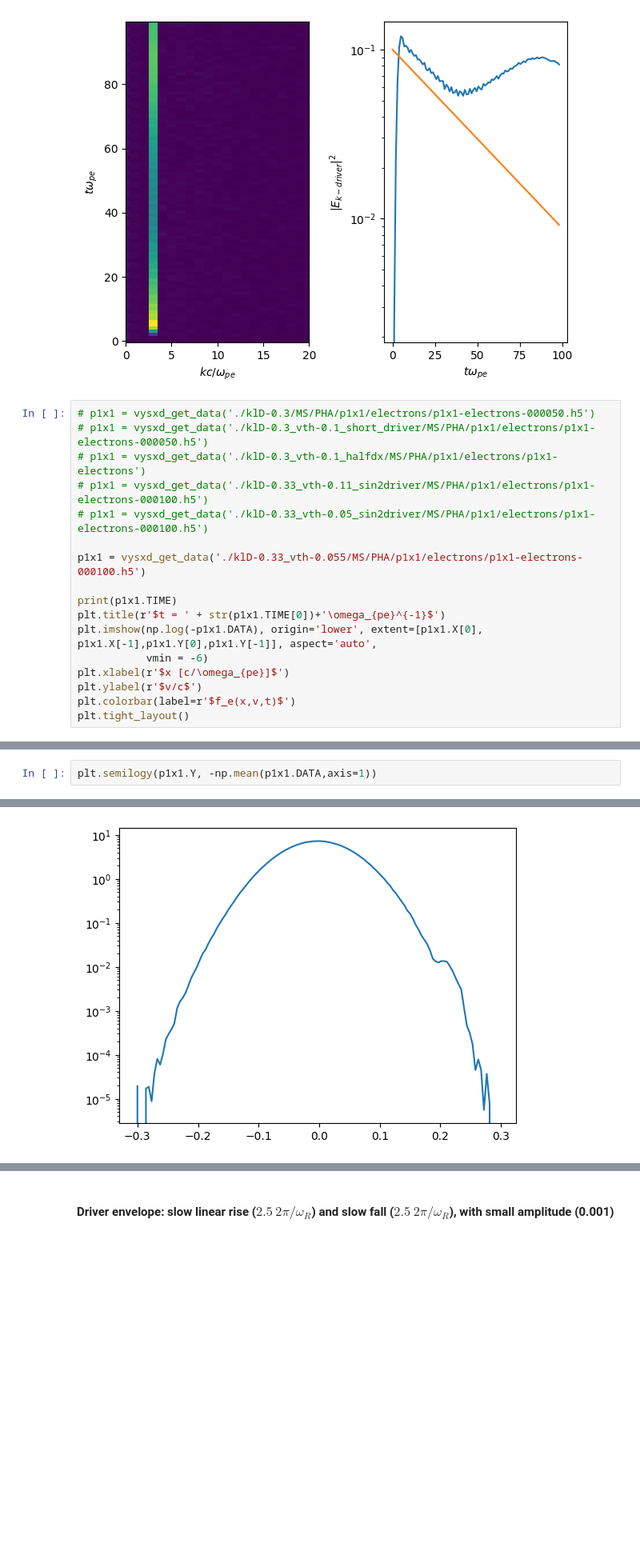
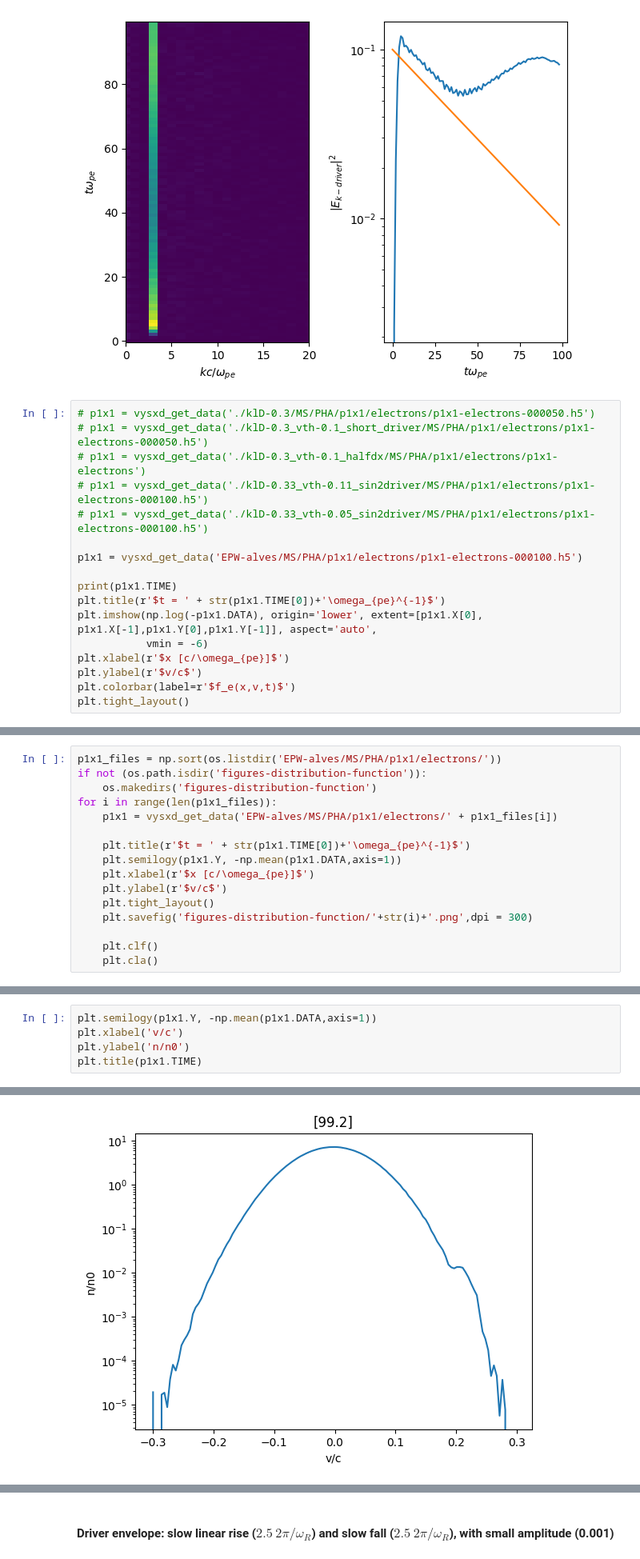
Before and after one commit to dschneidinger/222B_Landau_Damping_2024, a Jupyter notebook: 2-Landau_damping_in_PIC/EPW/analysis_code_homemade.ipynb, the cells around one changed output, grey strips where cells are left out. Shown at 80% size. Cells and saved outputs as stored; diff of their text form; blank space fills up the shorter version.

```diff
--- a/2-Landau_damping_in_PIC/EPW/analysis_code_homemade.ipynb
+++ b/2-Landau_damping_in_PIC/EPW/analysis_code_homemade.ipynb
@@ -80,7 +80,7 @@ plt.tight_layout()
 # p1x1 = vysxd_get_data('./klD-0.33_vth-0.11_sin2driver/MS/PHA/p1x1/electrons/p1x1-electrons-000100.h5')
 # p1x1 = vysxd_get_data('./klD-0.33_vth-0.05_sin2driver/MS/PHA/p1x1/electrons/p1x1-electrons-000100.h5')
 
-p1x1 = vysxd_get_data('./klD-0.33_vth-0.055/MS/PHA/p1x1/electrons/p1x1-electrons-000100.h5')
+p1x1 = vysxd_get_data('EPW-alves/MS/PHA/p1x1/electrons/p1x1-electrons-000100.h5')
 
 print(p1x1.TIME)
 plt.title(r'$t = ' + str(p1x1.TIME[0])+'\omega_{pe}^{-1}$')
@@ -113,3 +113,19 @@ for i in range(len(p1x1_files)):
     plt.cla()
 # %% [output]
 [figure]
+# %%
+p1x1_files = np.sort(os.listdir('EPW-alves/MS/PHA/p1x1/electrons/'))
+if not (os.path.isdir('figures-distribution-function')):
+    os.makedirs('figures-distribution-function')
+for i in range(len(p1x1_files)):
+    p1x1 = vysxd_get_data('EPW-alves/MS/PHA/p1x1/electrons/' + p1x1_files[i])
+
+    plt.title(r'$t = ' + str(p1x1.TIME[0])+'\omega_{pe}^{-1}$')
+    plt.semilogy(p1x1.Y, -np.mean(p1x1.DATA,axis=1))
+    plt.xlabel(r'$x [c/\omega_{pe}]$')
+    plt.ylabel(r'$v/c$')
+    plt.tight_layout()
+    plt.savefig('figures-distribution-function/'+str(i)+'.png',dpi = 300)
+
+    plt.clf()
+    plt.cla()
@@ -116,3 +134,6 @@ for i in range(len(p1x1_files)):
 # %%
 plt.semilogy(p1x1.Y, -np.mean(p1x1.DATA,axis=1))
+plt.xlabel('v/c')
+plt.ylabel('n/n0')
+plt.title(p1x1.TIME)
 # %% [output]
@@ -120,4 +141,4 @@ plt.semilogy(p1x1.Y, -np.mean(p1x1.DATA,axis=1))
-[figure, old version]
+[figure, new version]
 # %%
 def get_phi_from_rho(rho_tx,x):
     rho_tk = np.fft.fft(rho_tx, axis = -1)
```
Also changed, not shown: parts of 4 cells of this notebook, 42 other files.
